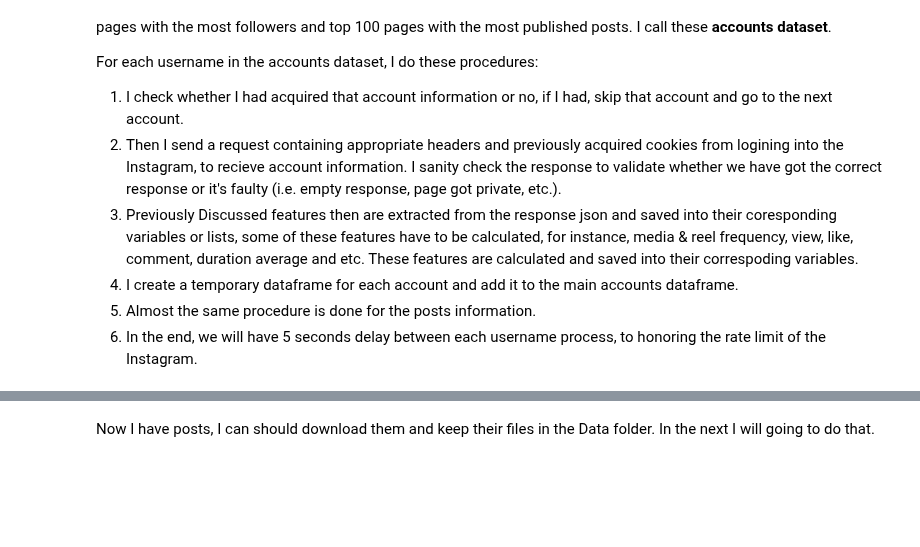
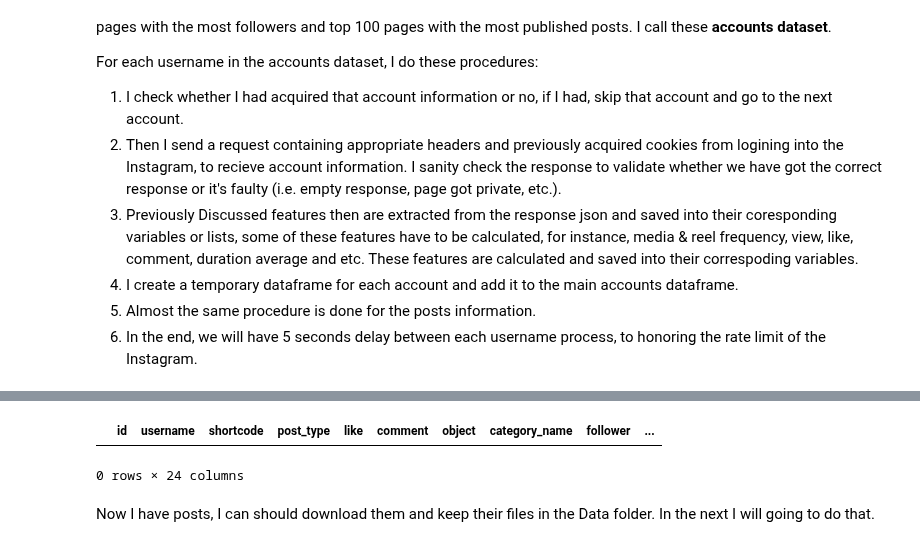
Before and after one commit to SimplyRamin/Insta_like_prediction_310ai_competition, a Jupyter notebook: Data-CV.ipynb, the cells around one changed output, grey strips where cells are left out. Drawn from its saved outputs; the diff is of its cells as text; code cells hidden in the pictures; blank space fills up the shorter version.

```diff
--- a/Data-CV.ipynb
+++ b/Data-CV.ipynb
@@ -574,3 +587,8 @@ Waiting 5 seconds...
+# %%
+temp_main_df
+# %% [output]
+|  | id | username | shortcode | post_type | like | comment | object | category_name | follower | ... |
+0 rows × 24 columns
 # %% [markdown]
 Now I have posts, I can should download them and keep their files in the Data folder. In the next I will going to do that.
 # %%
```
Also changed, not shown: parts of 2 cells of this notebook, 24 other files.
